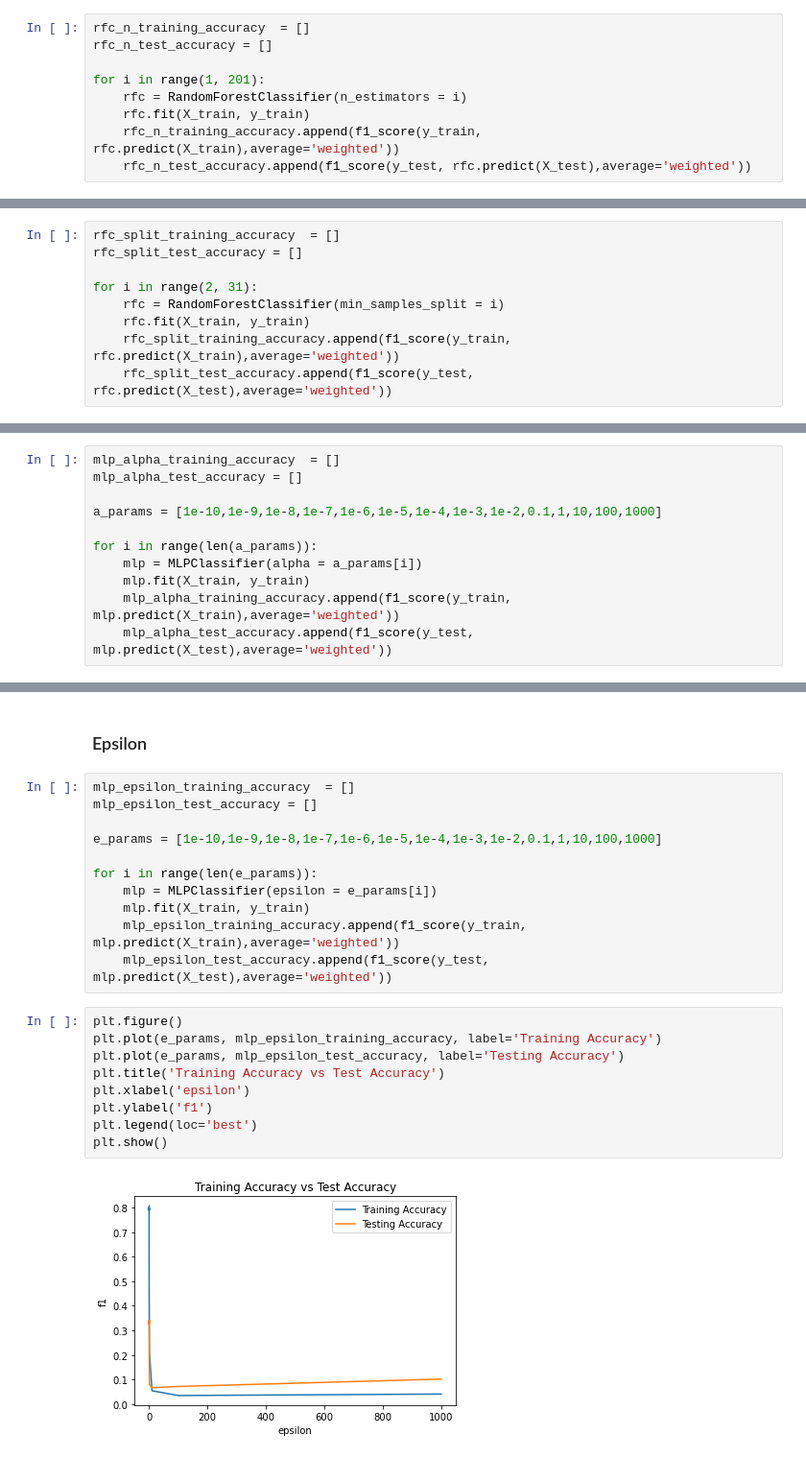
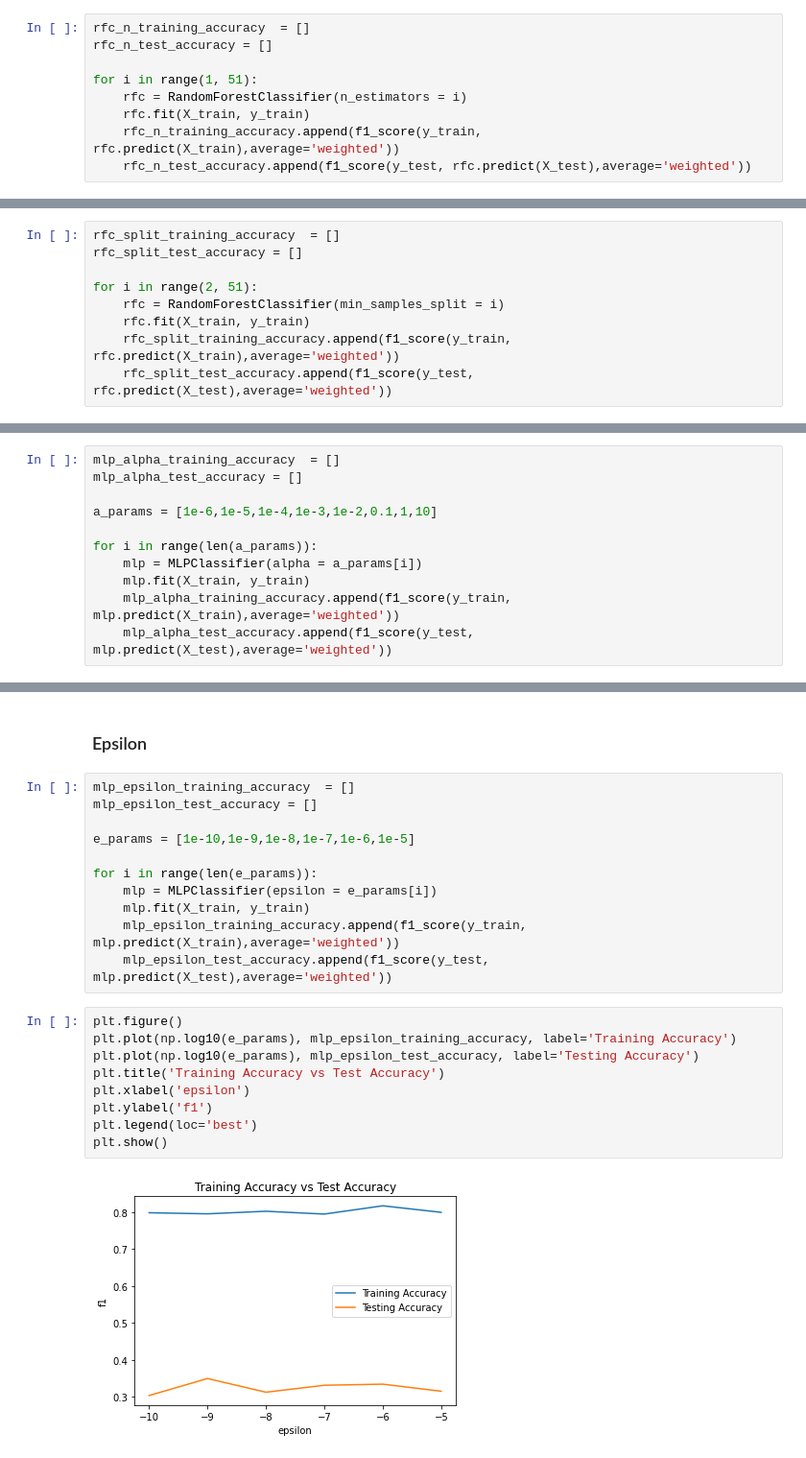
Before and after one commit to kdkangg/Datamining, a Jupyter notebook: Algorithm Plot.ipynb, the cells around one changed output, grey strips where cells are left out. Shown at 96% size. Drawn from its saved outputs; the diff is of its cells as text.

```diff
--- a/Algorithm Plot.ipynb
+++ b/Algorithm Plot.ipynb
@@ -169,7 +144,7 @@ plt.show()
 rfc_n_training_accuracy  = []
 rfc_n_test_accuracy = []
 
-for i in range(1, 201):
+for i in range(1, 51):
     rfc = RandomForestClassifier(n_estimators = i)
     rfc.fit(X_train, y_train)
     rfc_n_training_accuracy.append(f1_score(y_train, rfc.predict(X_train),average='weighted'))
@@ -191,7 +166,7 @@ plt.show()
 rfc_split_training_accuracy  = []
 rfc_split_test_accuracy = []
 
-for i in range(2, 31):
+for i in range(2, 51):
     rfc = RandomForestClassifier(min_samples_split = i)
     rfc.fit(X_train, y_train)
     rfc_split_training_accuracy.append(f1_score(y_train, rfc.predict(X_train),average='weighted'))
@@ -318,7 +284,7 @@ plt.show()
 mlp_alpha_training_accuracy  = []
 mlp_alpha_test_accuracy = []
 
-a_params = [1e-10,1e-9,1e-8,1e-7,1e-6,1e-5,1e-4,1e-3,1e-2,0.1,1,10,100,1000]
+a_params = [1e-6,1e-5,1e-4,1e-3,1e-2,0.1,1,10]
 
 for i in range(len(a_params)):
     mlp = MLPClassifier(alpha = a_params[i])
@@ -342,7 +308,7 @@ plt.show()
 mlp_epsilon_training_accuracy  = []
 mlp_epsilon_test_accuracy = []
 
-e_params = [1e-10,1e-9,1e-8,1e-7,1e-6,1e-5,1e-4,1e-3,1e-2,0.1,1,10,100,1000]
+e_params = [1e-10,1e-9,1e-8,1e-7,1e-6,1e-5]
 
 for i in range(len(e_params)):
     mlp = MLPClassifier(epsilon = e_params[i])
@@ -351,12 +317,12 @@ for i in range(len(e_params)):
     mlp_epsilon_test_accuracy.append(f1_score(y_test, mlp.predict(X_test),average='weighted'))
 # %%
 plt.figure()
-plt.plot(e_params, mlp_epsilon_training_accuracy, label='Training Accuracy')
-plt.plot(e_params, mlp_epsilon_test_accuracy, label='Testing Accuracy')
+plt.plot(np.log10(e_params), mlp_epsilon_training_accuracy, label='Training Accuracy')
+plt.plot(np.log10(e_params), mlp_epsilon_test_accuracy, label='Testing Accuracy')
 plt.title('Training Accuracy vs Test Accuracy')
 plt.xlabel('epsilon')
 plt.ylabel('f1')
 plt.legend(loc='best')
 plt.show()
 # %% [output]
-[figure, old version]
+[figure, new version]
```
Also changed, not shown: parts of 19 cells of this notebook, 9 other files.
